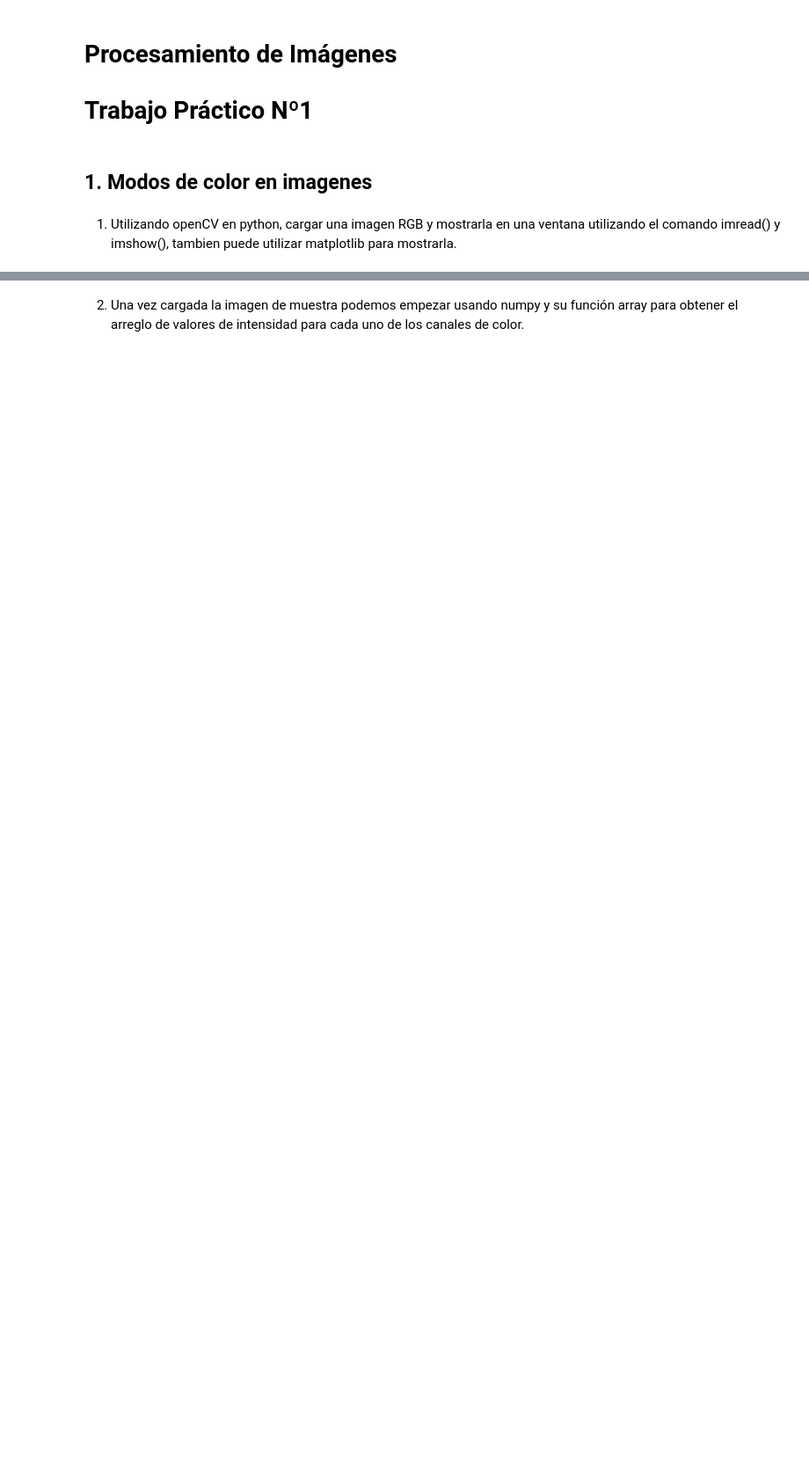
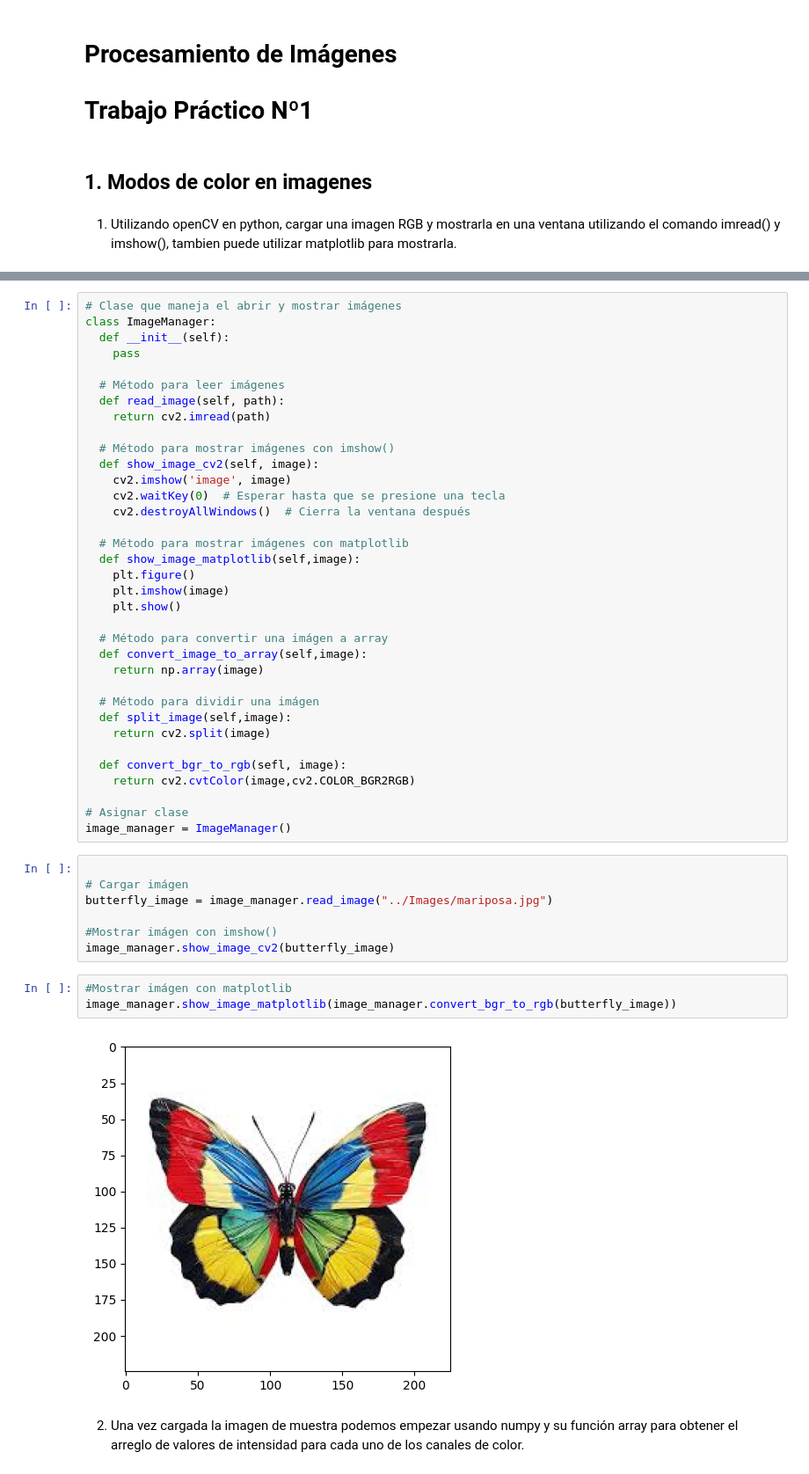
Before and after one commit to Yeu07/Image-Processing, a Jupyter notebook: TP1/TP1.ipynb, the cells around one changed output, grey strips where cells are left out. Shown: that part at 88% size. Saved outputs shown, nothing was run; the diff lists cells and outputs as text; blank space fills up the shorter version.

```diff
--- a/TP1/TP1.ipynb
+++ b/TP1/TP1.ipynb
@@ -9,3 +15,50 @@ comando imread() y imshow(), tambien puede utilizar matplotlib para mostrarla.
+# %%
+# Clase que maneja el abrir y mostrar imágenes
+class ImageManager:
+  def __init__(self):
+    pass
+
+  # Método para leer imágenes
+  def read_image(self, path):
+    return cv2.imread(path)
+
+  # Método para mostrar imágenes con imshow()
+  def show_image_cv2(self, image):
+    cv2.imshow('image', image)
+    cv2.waitKey(0)  # Esperar hasta que se presione una tecla
+    cv2.destroyAllWindows()  # Cierra la ventana después
+
+  # Método para mostrar imágenes con matplotlib
+  def show_image_matplotlib(self,image):
+    plt.figure()
+    plt.imshow(image)
+    plt.show()
+
+  # Método para convertir una imágen a array
+  def convert_image_to_array(self,image):
+    return np.array(image)
+
+  # Método para dividir una imágen
+  def split_image(self,image):
+    return cv2.split(image)
+
+  def convert_bgr_to_rgb(sefl, image):
+    return cv2.cvtColor(image,cv2.COLOR_BGR2RGB)
+
+# Asignar clase
+image_manager = ImageManager()
+# %%
+
+# Cargar imágen
+butterfly_image = image_manager.read_image("../Images/mariposa.jpg")
+
+#Mostrar imágen con imshow()
+image_manager.show_image_cv2(butterfly_image)
+# %%
+#Mostrar imágen con matplotlib
+image_manager.show_image_matplotlib(image_manager.convert_bgr_to_rgb(butterfly_image))
+# %% [output]
+[figure, added]
 # %% [markdown]
 2. Una vez cargada la imagen de muestra podemos empezar usando numpy y su función array para
 obtener el arreglo de valores de intensidad para cada uno de los canales de color.
```
Also changed, not shown: parts of 18 cells of this notebook.
